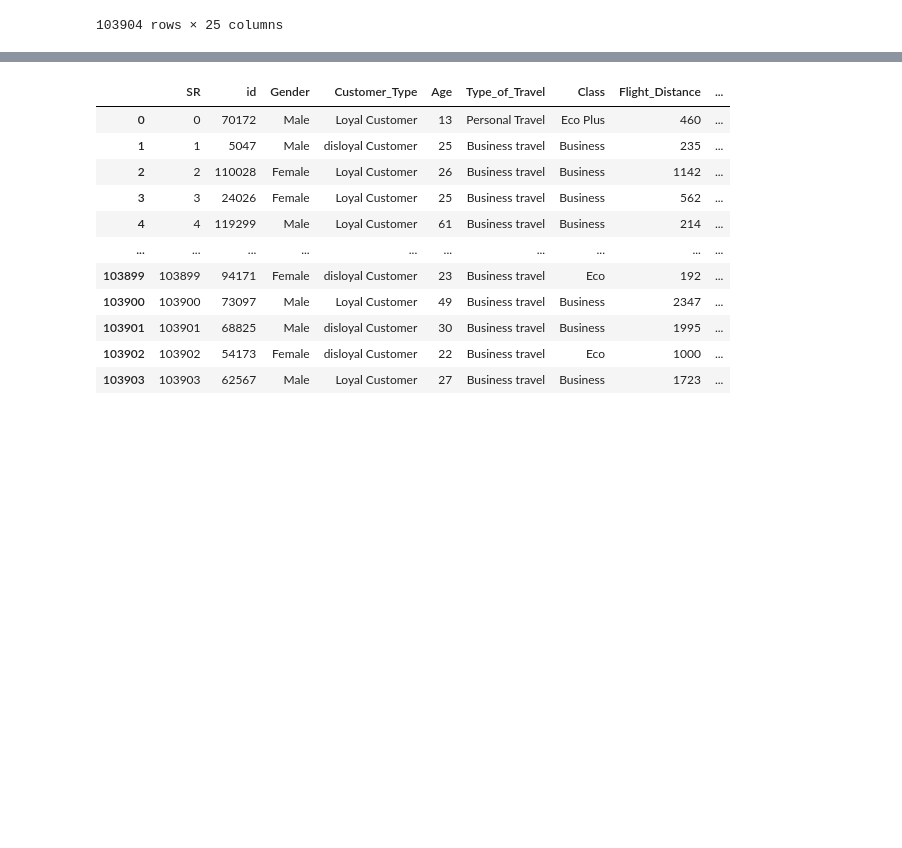
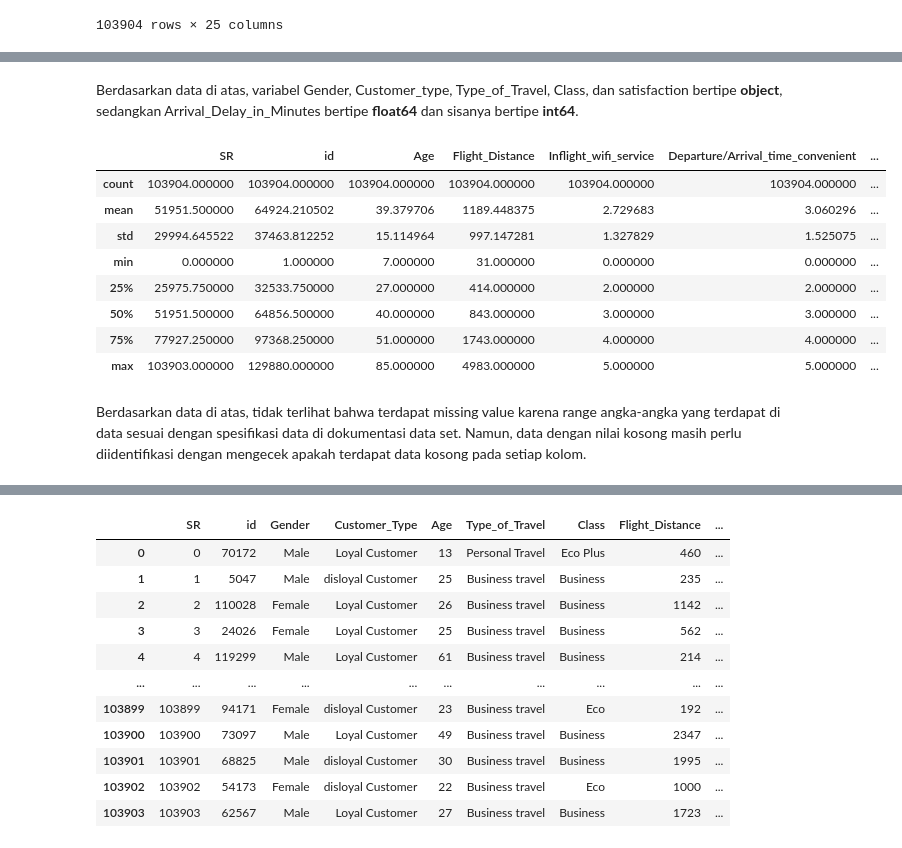
Before and after one commit to arachanx21/dicoding-submission, a Jupyter notebook: Predictive_modeling.ipynb, the cells around one changed output, grey strips where cells are left out. Cells and saved outputs as stored; diff of their text form; code cells hidden in the pictures; blank space fills up the shorter version.

```diff
--- a/Predictive_modeling.ipynb
+++ b/Predictive_modeling.ipynb
@@ -46,0 +69,16 @@ data
+# %% [markdown]
+Berdasarkan data di atas, variabel Gender, Customer_type, Type_of_Travel, Class, dan satisfaction bertipe **object**, sedangkan Arrival_Delay_in_Minutes bertipe **float64** dan sisanya bertipe **int64**.
+# %%
+data.describe()
+# %% [output]
+|  | SR | id | Age | Flight_Distance | Inflight_wifi_service | Departure/Arrival_time_convenient | ... |
+| count | 103904.000000 | 103904.000000 | 103904.000000 | 103904.000000 | 103904.000000 | 103904.000000 | ... |
+| mean | 51951.500000 | 64924.210502 | 39.379706 | 1189.448375 | 2.729683 | 3.060296 | ... |
+| std | 29994.645522 | 37463.812252 | 15.114964 | 997.147281 | 1.327829 | 1.525075 | ... |
+| min | 0.000000 | 1.000000 | 7.000000 | 31.000000 | 0.000000 | 0.000000 | ... |
+| 25% | 25975.750000 | 32533.750000 | 27.000000 | 414.000000 | 2.000000 | 2.000000 | ... |
+| 50% | 51951.500000 | 64856.500000 | 40.000000 | 843.000000 | 3.000000 | 3.000000 | ... |
+| 75% | 77927.250000 | 97368.250000 | 51.000000 | 1743.000000 | 4.000000 | 4.000000 | ... |
+| max | 103903.000000 | 129880.000000 | 85.000000 | 4983.000000 | 5.000000 | 5.000000 | ... |
+# %% [markdown]
+Berdasarkan data di atas, tidak terlihat bahwa terdapat missing value karena range angka-angka yang terdapat di data sesuai dengan spesifikasi data di dokumentasi data set. Namun, data dengan nilai kosong masih perlu diidentifikasi dengan mengecek apakah terdapat data kosong pada setiap kolom.
```
Also changed, not shown: parts of 13 cells of this notebook, 5 other files.
